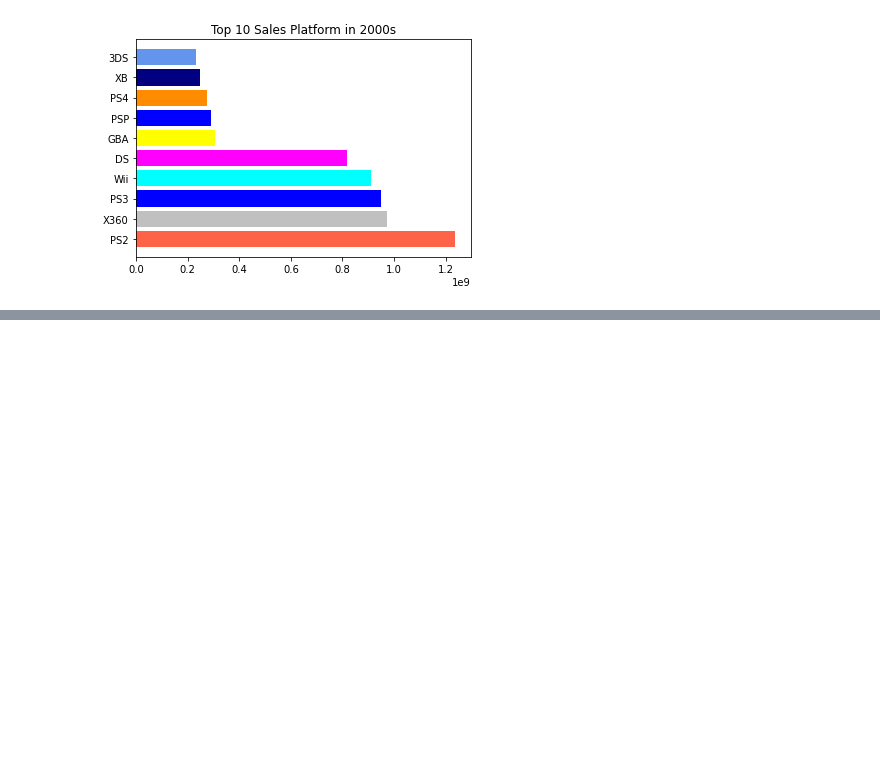
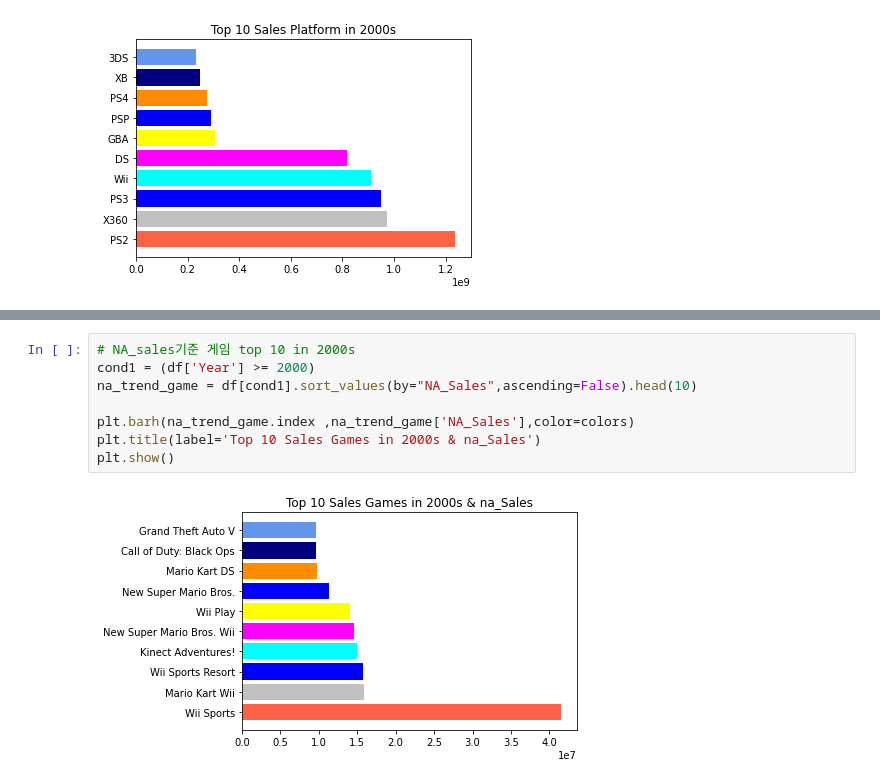
Before and after one commit to shinhyunji36/Codestates_AIB_Projects, a Jupyter notebook: AI_03_신현지_Section1.ipynb, the cells around one changed output, grey strips where cells are left out. Drawn from its saved outputs; the diff is of its cells as text; blank space fills up the shorter version.

```diff
--- a/AI_03_신현지_Section1.ipynb
+++ b/AI_03_신현지_Section1.ipynb
@@ -553,0 +581,10 @@ plt.show()
+# %%
+# NA_sales기준 게임 top 10 in 2000s
+cond1 = (df['Year'] >= 2000)
+na_trend_game = df[cond1].sort_values(by="NA_Sales",ascending=False).head(10)
+
+plt.barh(na_trend_game.index ,na_trend_game['NA_Sales'],color=colors)
+plt.title(label='Top 10 Sales Games in 2000s & na_Sales')
+plt.show()
+# %% [output]
+[figure, added]
```
Also changed, not shown: parts of 9 cells of this notebook.
